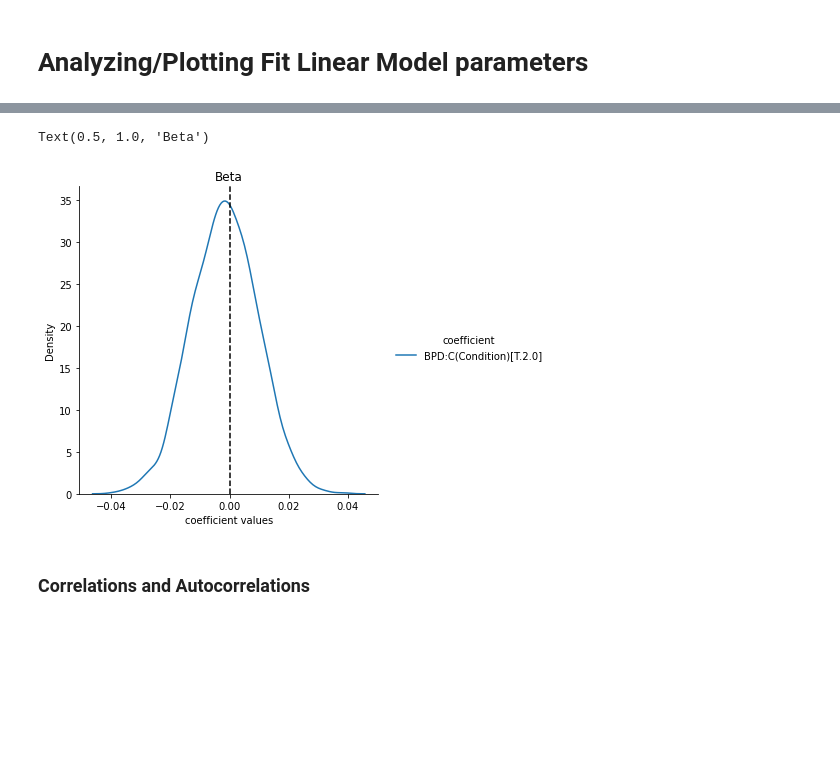
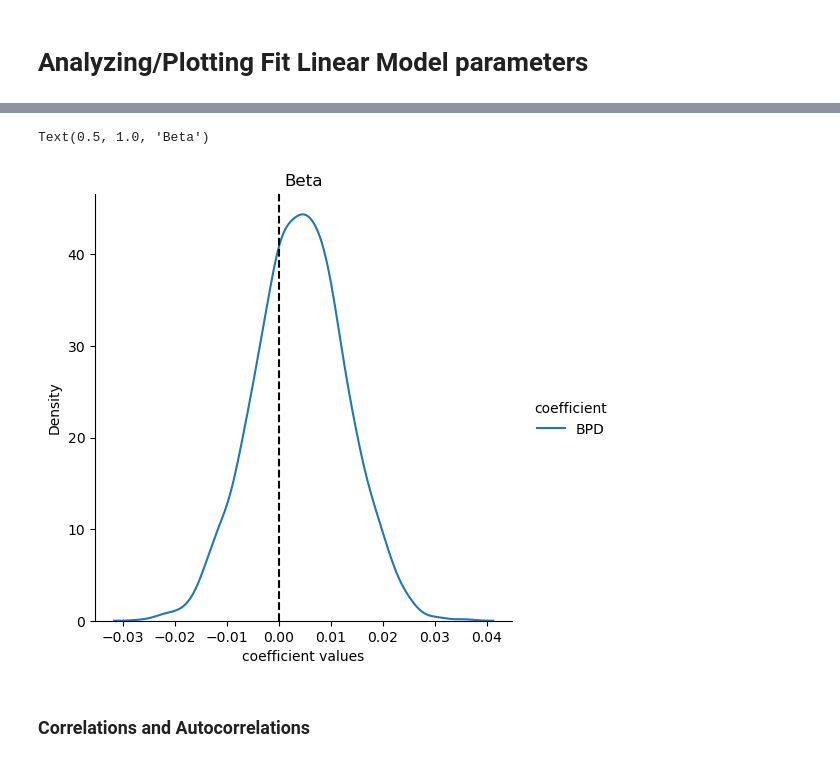
Before and after one commit to tejas-savalia/BPD, a Jupyter notebook: bpd_analyses.ipynb, the cells around one changed output, grey strips where cells are left out. Saved outputs shown, nothing was run; the diff lists cells and outputs as text; code cells hidden in the pictures; blank space fills up the shorter version.

Commit message:
plotting shuffled model coefficients

```diff
--- a/bpd_analyses.ipynb
+++ b/bpd_analyses.ipynb
@@ -377,9 +377,9 @@ sns.displot(pos_alpha.iloc[0][1:])
 # %% [markdown]
 # Analyzing/Plotting Fit Linear Model parameters
 # %%
-alpha_g = pd.read_csv('alpha_g.csv').drop('Unnamed: 0', axis = 1)
-alpha_l = pd.read_csv('alpha_l.csv').drop('Unnamed: 0', axis = 1)
-beta = pd.read_csv('beta.csv').drop('Unnamed: 0', axis = 1)
+alpha_g = pd.read_csv('shuffled_alpha_g.csv').drop('Unnamed: 0', axis = 1)
+alpha_l = pd.read_csv('shuffled_alpha_l.csv').drop('Unnamed: 0', axis = 1)
+beta = pd.read_csv('shuffled_beta.csv').drop('Unnamed: 0', axis = 1)
 # %%
 alpha_g_melt = alpha_g.melt(id_vars='coefficient', value_name='value', var_name='trace')
 alpha_l_melt = alpha_l.melt(id_vars='coefficient', value_name='value', var_name='trace')
@@ -404,11 +412,11 @@ Text(0.5, 1.0, 'Alpha Loss')
 # %%
-g = sns.displot(beta_melt.loc[beta_melt['coefficient'] == 'BPD:C(Condition)[T.2.0]'], kind = 'kde', hue = 'coefficient', x = 'value')
+g = sns.displot(beta_melt.loc[beta_melt['coefficient'] == 'BPD'], kind = 'kde', hue = 'coefficient', x = 'value')
 g.axes[0][0].axvline(x = 0, ls = '--', color = 'black')
 g.axes[0][0].set_xlabel('coefficient values')
 g.axes[0][0].set_title('Beta')
 # %% [output]
 Text(0.5, 1.0, 'Beta')
-[figure, old version]
+[figure, new version]
 # %%
 sns.displot(alpha_g_melt, kind = 'kde', hue = 'coefficient', x = 'value')
 # %% [markdown]
```
Also changed, not shown: parts of 4 cells of this notebook.
